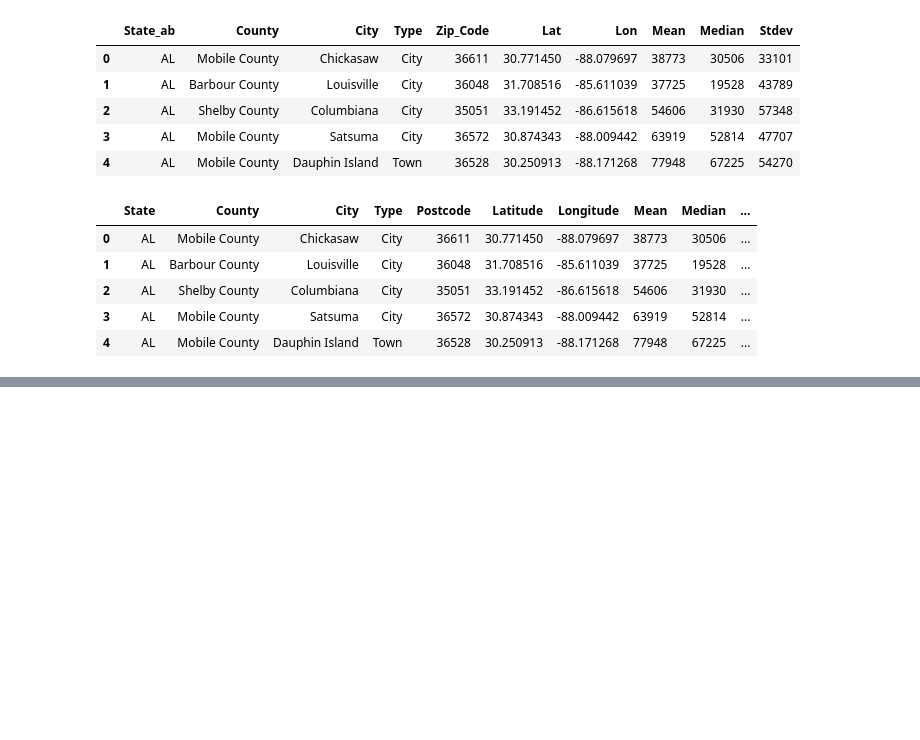
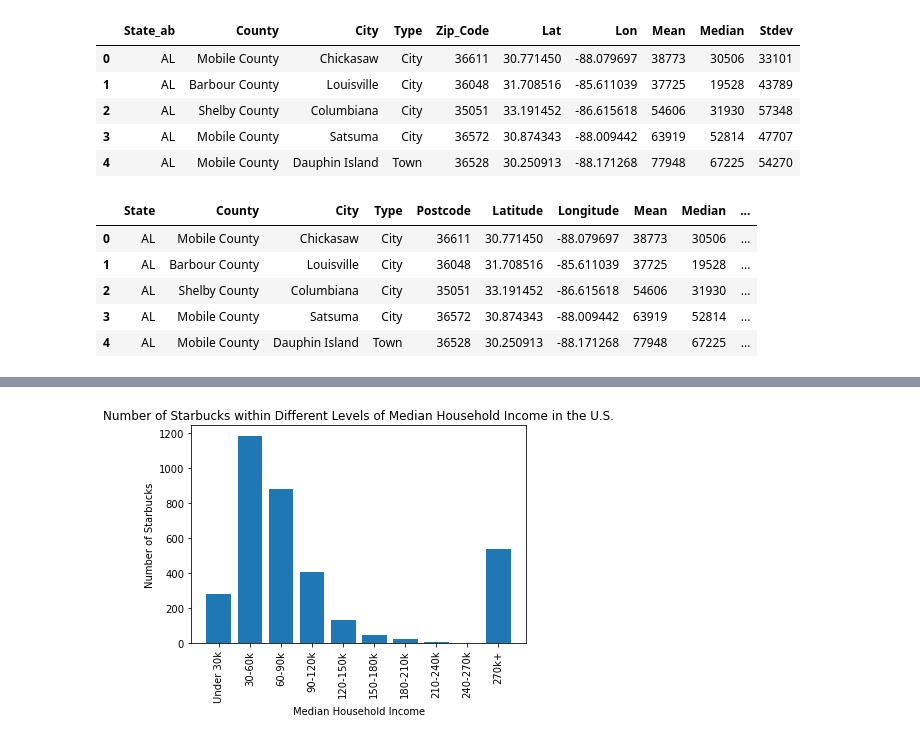
Before and after one commit to AnaLindaPenny/project-one, a Jupyter notebook: StarbucksLocationsVs.HouseholdIncome.ipynb, the cells around one changed output, grey strips where cells are left out. Drawn from its saved outputs; the diff is of its cells as text; code cells hidden in the pictures; blank space fills up the shorter version.

```diff
--- a/StarbucksLocationsVs.HouseholdIncome.ipynb
+++ b/StarbucksLocationsVs.HouseholdIncome.ipynb
@@ -86,0 +75,3 @@ clean_df
+# %%
+pretty_df = clean_df[["Store Number", "Store Name", "City_x", "State", "County", "Zip Code", "Type", "Latitude_y", "Longitude_y", "Mean", "Median", "Standard Deviation"]]
+pretty_df.head()
@@ -86,0 +85,3 @@ clean_df
+# %%
+organized_df = pretty_df.rename(columns={"City_x": "City", "Latitude_y": "Latitude", "Longitude_y": "Longitude"})
+organized_df.head()
@@ -86,0 +107,8 @@ clean_df
+# %%
+bins = [0, 29999.99, 59999.99, 89999.99, 119999.99, 149999.99, 179999.99,
+        209999.99, 239999.99, 269999.99, 300000.00]
+
+group_names = ['Under 30k', '30-60k', '60-90k', '90-120k', '120-150k',
+               '150-180k', '180-210k', '210-240k', '240-270k', '270k+']
+
+organized_df["Median Bins"] = pd.cut(organized_df["Median"], bins, labels = group_names, include_lowest = True)
@@ -86,0 +145,14 @@ clean_df
+# %%
+median_df = organized_df["Median Bins"].value_counts().sort_index()
+x_axis = np.arange(len(median_df))
+plt.bar(x_axis, median_df)
+
+tick_locations = [value for value in x_axis]
+plt.xticks(tick_locations, group_names, rotation=90)
+
+plt.title("Number of Starbucks within Different Levels of Median Household Income in the U.S.")
+plt.xlabel("Median Household Income")
+plt.ylabel("Number of Starbucks")
+plt.show()
+# %% [output]
+[figure, added]
```
Also changed, not shown: parts of 9 cells of this notebook.
